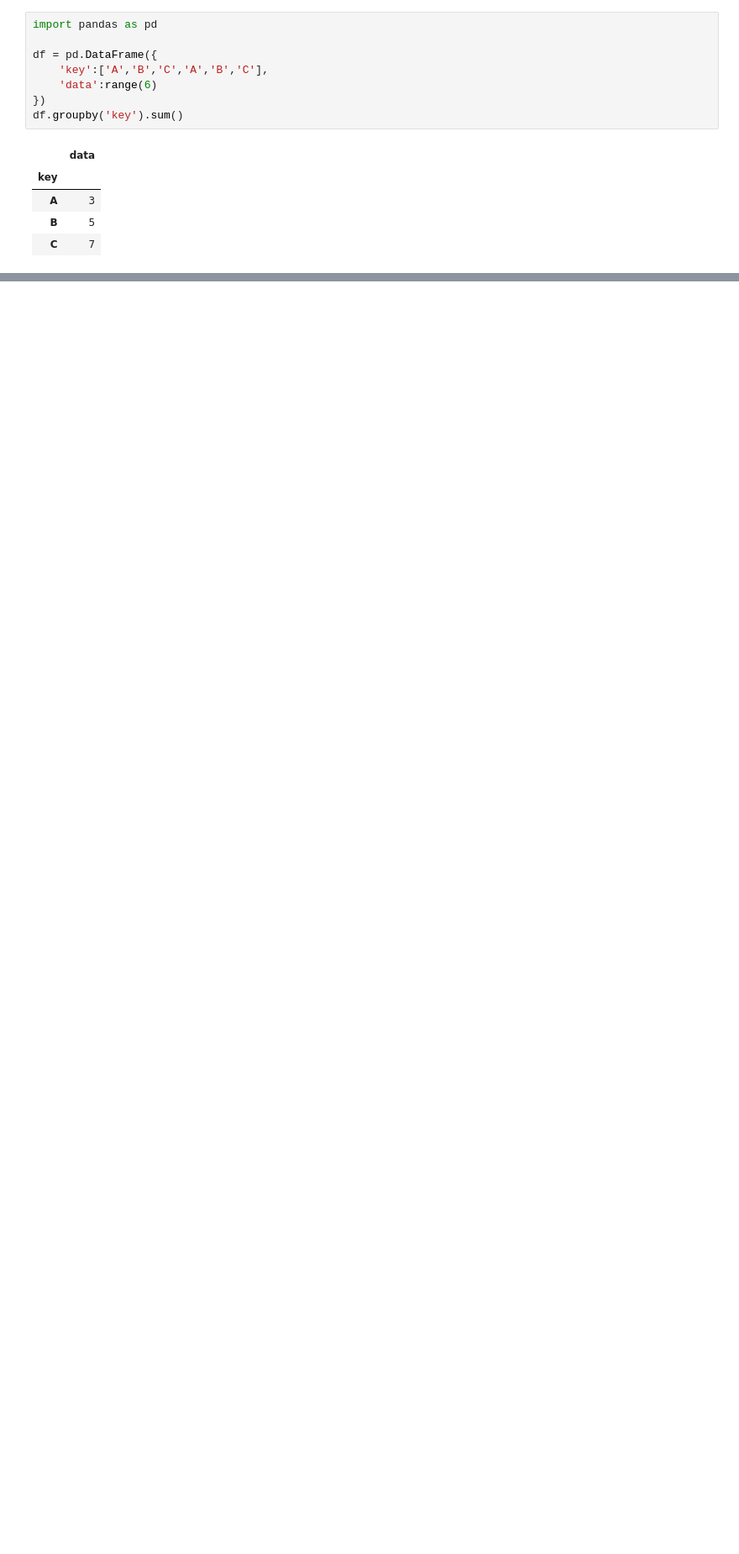
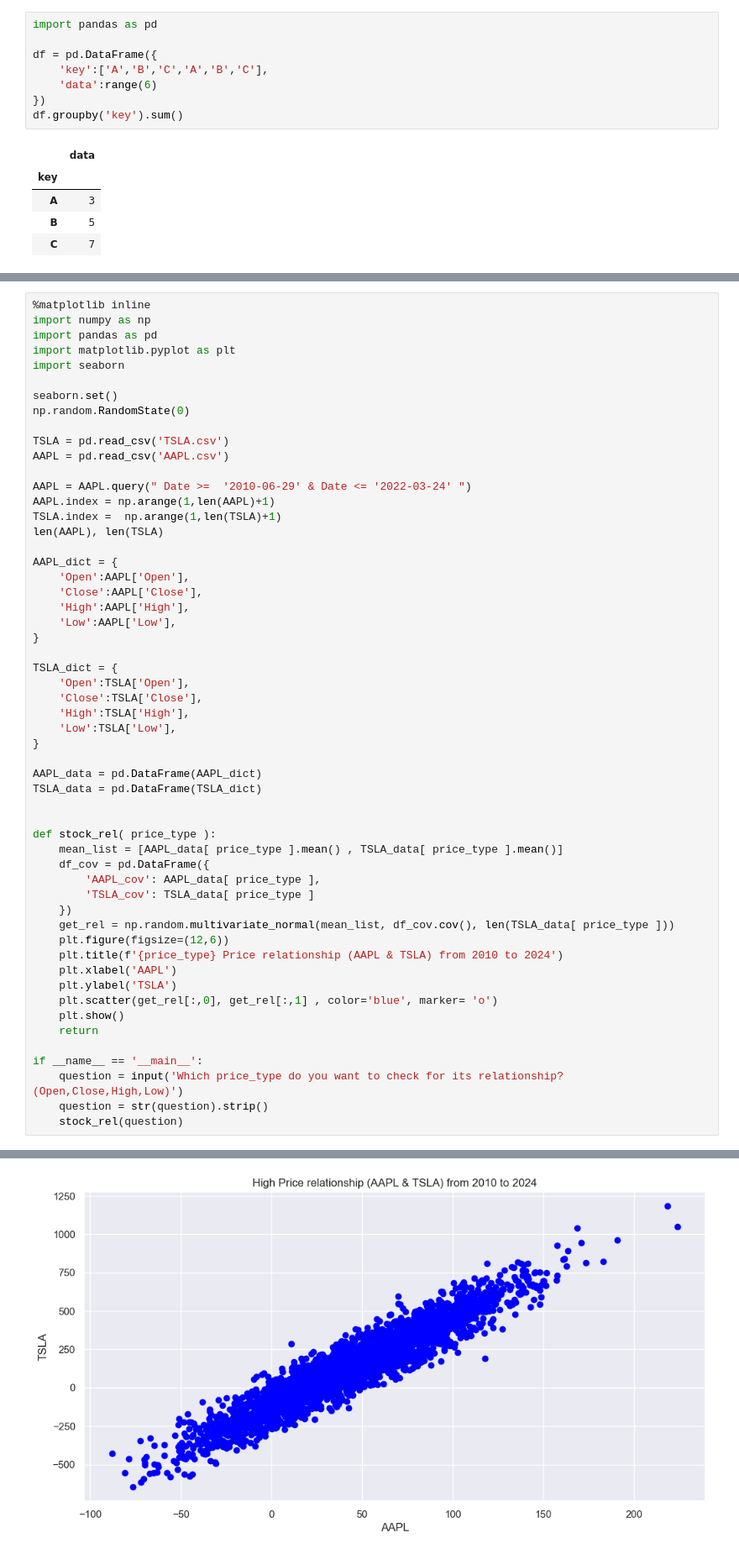
Before and after one commit to HerbSek/Learning-Data-Science, a Jupyter notebook: pandas.ipynb, the cells around one changed output, grey strips where cells are left out. Shown at 84% size. Cells and saved outputs as stored; diff of their text form; blank space fills up the shorter version.

Commit message:
Working on Stock Data Analysis

```diff
--- a/pandas.ipynb
+++ b/pandas.ipynb
@@ -643,0 +673,56 @@ df.groupby('key').sum()
+# %%
+%matplotlib inline
+import numpy as np
+import pandas as pd
+import matplotlib.pyplot as plt
+import seaborn
+
+seaborn.set()
+np.random.RandomState(0)
+
+TSLA = pd.read_csv('TSLA.csv')
+AAPL = pd.read_csv('AAPL.csv')
+
+AAPL = AAPL.query(" Date >=  '2010-06-29' & Date <= '2022-03-24' ")
+AAPL.index = np.arange(1,len(AAPL)+1)
+TSLA.index =  np.arange(1,len(TSLA)+1)
+len(AAPL), len(TSLA)
+
+AAPL_dict = {
+    'Open':AAPL['Open'],
+    'Close':AAPL['Close'],
+    'High':AAPL['High'],
+    'Low':AAPL['Low'],
+}
+
+TSLA_dict = {
+    'Open':TSLA['Open'],
+    'Close':TSLA['Close'],
+    'High':TSLA['High'],
+    'Low':TSLA['Low'],
+}
+
+AAPL_data = pd.DataFrame(AAPL_dict)
+TSLA_data = pd.DataFrame(TSLA_dict)
+
+
+def stock_rel( price_type ):
+    mean_list = [AAPL_data[ price_type ].mean() , TSLA_data[ price_type ].mean()]
+    df_cov = pd.DataFrame({
+        'AAPL_cov': AAPL_data[ price_type ],
+        'TSLA_cov': TSLA_data[ price_type ]
+    })
+    get_rel = np.random.multivariate_normal(mean_list, df_cov.cov(), len(TSLA_data[ price_type ]))
+    plt.figure(figsize=(12,6))
+    plt.title(f'{price_type} Price relationship (AAPL & TSLA) from 2010 to 2024')
+    plt.xlabel('AAPL')
+    plt.ylabel('TSLA')
+    plt.scatter(get_rel[:,0], get_rel[:,1] , color='blue', marker= 'o')
+    plt.show()
+    return
+
+if __name__ == '__main__':
+    question = input('Which price_type do you want to check for its relationship?(Open,Close,High,Low)')
+    question = str(question).strip()
+    stock_rel(question)
+# %% [output]
@@ -643,0 +730 @@ df.groupby('key').sum()
+[figure, added]
```
Also changed, not shown: parts of 7 cells of this notebook, 1 other file.
